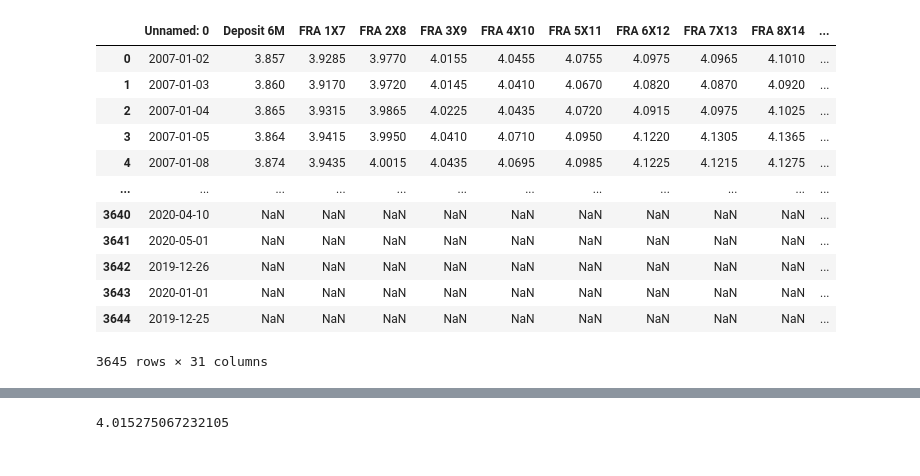
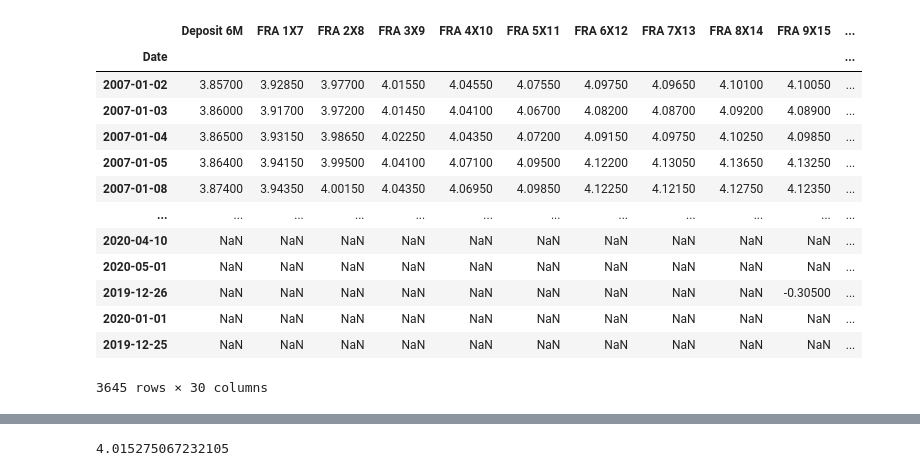
Before and after one commit to mayer19/FinancialDerivativesGroupProject, a Jupyter notebook: Derivatives.ipynb, the cells around one changed output, grey strips where cells are left out. Cells and saved outputs as stored; diff of their text form; code cells hidden in the pictures.

```diff
--- a/Derivatives.ipynb
+++ b/Derivatives.ipynb
@@ -12,20 +15,4 @@ swaps=pd.read_csv("HA_swaps.csv")
 swaption=pd.read_csv("HA_swaptionNormalVol.csv")
-# %%
-swaps
-# %% [output]
-|  | Unnamed: 0 | Deposit 6M | FRA 1X7 | FRA 2X8 | FRA 3X9 | FRA 4X10 | FRA 5X11 | FRA 6X12 | FRA 7X13 | FRA 8X14 | ... |
-| 0 | 2007-01-02 | 3.857 | 3.9285 | 3.9770 | 4.0155 | 4.0455 | 4.0755 | 4.0975 | 4.0965 | 4.1010 | ... |
-| 1 | 2007-01-03 | 3.860 | 3.9170 | 3.9720 | 4.0145 | 4.0410 | 4.0670 | 4.0820 | 4.0870 | 4.0920 | ... |
-| 2 | 2007-01-04 | 3.865 | 3.9315 | 3.9865 | 4.0225 | 4.0435 | 4.0720 | 4.0915 | 4.0975 | 4.1025 | ... |
-| 3 | 2007-01-05 | 3.864 | 3.9415 | 3.9950 | 4.0410 | 4.0710 | 4.0950 | 4.1220 | 4.1305 | 4.1365 | ... |
-| 4 | 2007-01-08 | 3.874 | 3.9435 | 4.0015 | 4.0435 | 4.0695 | 4.0985 | 4.1225 | 4.1215 | 4.1275 | ... |
-| ... | ... | ... | ... | ... | ... | ... | ... | ... | ... | ... | ... |
-| 3640 | 2020-04-10 | NaN | NaN | NaN | NaN | NaN | NaN | NaN | NaN | NaN | ... |
-| 3641 | 2020-05-01 | NaN | NaN | NaN | NaN | NaN | NaN | NaN | NaN | NaN | ... |
-| 3642 | 2019-12-26 | NaN | NaN | NaN | NaN | NaN | NaN | NaN | NaN | NaN | ... |
-| 3643 | 2020-01-01 | NaN | NaN | NaN | NaN | NaN | NaN | NaN | NaN | NaN | ... |
-| 3644 | 2019-12-25 | NaN | NaN | NaN | NaN | NaN | NaN | NaN | NaN | NaN | ... |
-3645 rows × 31 columns
 # %%
 def schedule(start, end, freq=6):
     def advance(dt, months):
@@ -46,5 +33,21 @@ dates = schedule(start, maturity)
 # %%
 #Exercise 1
-swaps = swaps.rename(columns={'Unnamed: 0': 'Date'}) #changing name of columns
+swaps = swaps_data.rename(columns={'Unnamed: 0': 'Date'}) #changing name of columns
 swaps['Date'] = pd.to_datetime(swaps['Date']) #setting the Date columns to a datetime columns
 swaps.set_index('Date', inplace=True) #setting the column as the index
+swaps
+# %% [output]
+|  | Deposit 6M | FRA 1X7 | FRA 2X8 | FRA 3X9 | FRA 4X10 | FRA 5X11 | FRA 6X12 | FRA 7X13 | FRA 8X14 | FRA 9X15 | ... |
+| Date |  |  |  |  |  |  |  |  |  |  | ... |
+| 2007-01-02 | 3.85700 | 3.92850 | 3.97700 | 4.01550 | 4.04550 | 4.07550 | 4.09750 | 4.09650 | 4.10100 | 4.10050 | ... |
+| 2007-01-03 | 3.86000 | 3.91700 | 3.97200 | 4.01450 | 4.04100 | 4.06700 | 4.08200 | 4.08700 | 4.09200 | 4.08900 | ... |
+| 2007-01-04 | 3.86500 | 3.93150 | 3.98650 | 4.02250 | 4.04350 | 4.07200 | 4.09150 | 4.09750 | 4.10250 | 4.09850 | ... |
+| 2007-01-05 | 3.86400 | 3.94150 | 3.99500 | 4.04100 | 4.07100 | 4.09500 | 4.12200 | 4.13050 | 4.13650 | 4.13250 | ... |
+| 2007-01-08 | 3.87400 | 3.94350 | 4.00150 | 4.04350 | 4.06950 | 4.09850 | 4.12250 | 4.12150 | 4.12750 | 4.12350 | ... |
+| ... | ... | ... | ... | ... | ... | ... | ... | ... | ... | ... | ... |
+| 2020-04-10 | NaN | NaN | NaN | NaN | NaN | NaN | NaN | NaN | NaN | NaN | ... |
+| 2020-05-01 | NaN | NaN | NaN | NaN | NaN | NaN | NaN | NaN | NaN | NaN | ... |
+| 2019-12-26 | NaN | NaN | NaN | NaN | NaN | NaN | NaN | NaN | NaN | -0.30500 | ... |
+| 2020-01-01 | NaN | NaN | NaN | NaN | NaN | NaN | NaN | NaN | NaN | NaN | ... |
+| 2019-12-25 | NaN | NaN | NaN | NaN | NaN | NaN | NaN | NaN | NaN | NaN | ... |
+3645 rows × 30 columns
```
Also changed, not shown: parts of 47 cells of this notebook.
